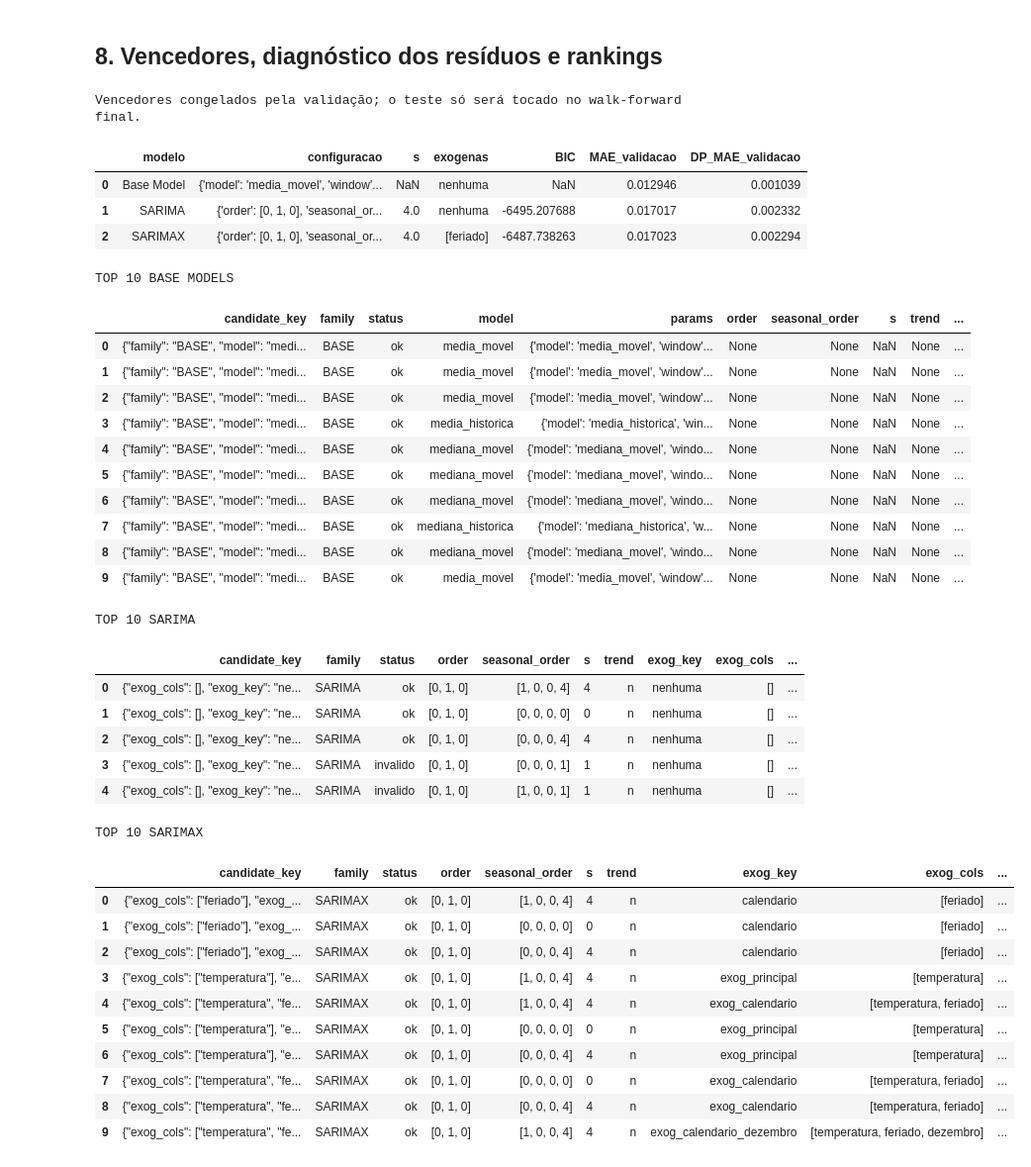
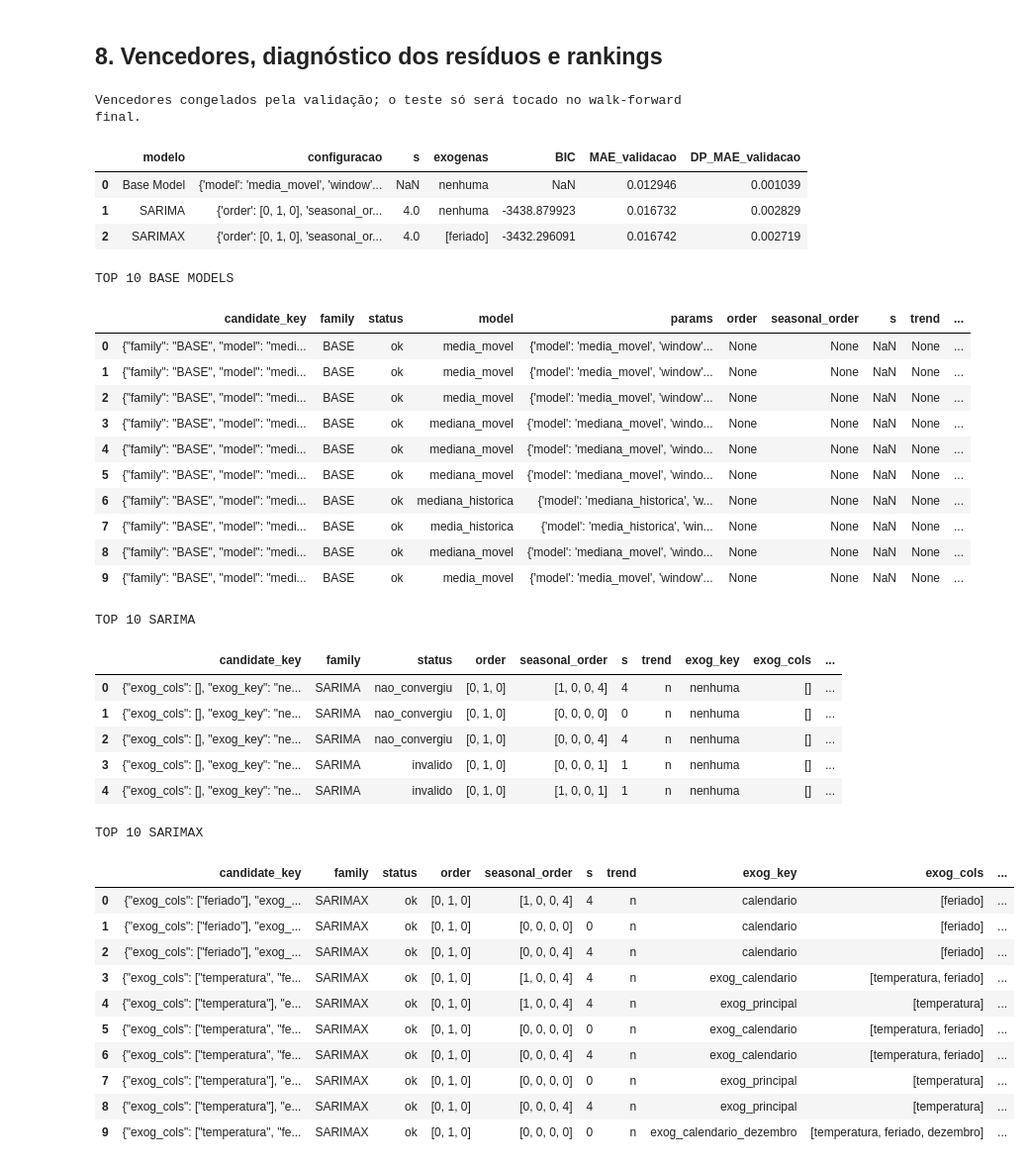
Before and after one commit to lemosriosl/TrabalhoDanielModelos, a Jupyter notebook: notebooks/base_05-grupo5_SARIMAX.ipynb, the cells around one changed output. Shown at 99% size. Drawn from its saved outputs; the diff is of its cells as text; code cells hidden in the pictures.

```diff
--- a/notebooks/base_05-grupo5_SARIMAX.ipynb
+++ b/notebooks/base_05-grupo5_SARIMAX.ipynb
@@ -51,8 +51,11 @@ PRINT_EVERY_CANDIDATE = True
 # Segurança operacional: valide primeiro no modo reduzido. Troque para False
 # somente quando quiser disparar a busca absoluta de s=0 até s=100.
 SMOKE_TEST = os.getenv('SARIMAX_SMOKE_TEST', '0') == '1'
-RUN_LABEL = "smoke" if SMOKE_TEST else "full"
-CHECKPOINT_DIR = Path(tempfile.gettempdir()) / "trabalho_daniel_sarimax" / f"base_{BASE_NUMBER:02d}" / RUN_LABEL
+SMOKE_ORIGINS = int(os.getenv("SARIMAX_SMOKE_ORIGINS", "8"))
+SMOKE_TRAIN_ROWS = int(os.getenv("SARIMAX_SMOKE_TRAIN_ROWS", "730"))
+CHECKPOINT_VERSION = "v2_causal_refit_base5_grid"
+RUN_LABEL = f"smoke_{SMOKE_TRAIN_ROWS}" if SMOKE_TEST else "full"
+CHECKPOINT_DIR = Path(tempfile.gettempdir()) / "trabalho_daniel_sarimax" / CHECKPOINT_VERSION / f"base_{BASE_NUMBER:02d}" / RUN_LABEL
 CHECKPOINT_DIR.mkdir(parents=True, exist_ok=True)
 
 if SMOKE_TEST:
@@ -116,6 +119,12 @@ assert len(df_train) == 1758
 assert len(df_test) == len(test_model) == 586
 assert df_train.target_time.max() <= df_test.index.min()
 assert df_test.target_time.sub(df_test.index.to_series()).eq(pd.Timedelta(days=7)).all()
+if SMOKE_TEST:
+    df_train = df_train.iloc[-SMOKE_TRAIN_ROWS:].copy()
+    df_test = df_test.iloc[:SMOKE_ORIGINS].copy()
+    test_model = test_model.iloc[:SMOKE_ORIGINS].copy()
+    TEST_SIZE = len(df_test)
+    print(f'Modo reduzido: {len(df_train)} linhas de treino e {len(df_test)} origens finais.')
 if not df.index.is_monotonic_increasing or df.index.has_duplicates:
     raise AssertionError('Índice temporal inválido.')
 if df[['vendas', 'temperatura', 'feriado', 'dezembro']].isna().any().any():
@@ -260,7 +270,9 @@ def fit_sarimax_model(y, exog, order, seasonal_order, trend):
     started=time.perf_counter()
     with warnings.catch_warnings(record=True) as caught:
         warnings.simplefilter("always")
-        model=SARIMAX(endog=y,exog=exog,order=tuple(order),seasonal_order=tuple(seasonal_order),trend=trend,enforce_stationarity=False,enforce_invertibility=False)
+        y_model = pd.Series(np.asarray(y, dtype=float)).reset_index(drop=True)
+        exog_model = None if exog is None else pd.DataFrame(np.asarray(exog, dtype=float)).reset_index(drop=True)
+        model=SARIMAX(endog=y_model,exog=exog_model,order=tuple(order),seasonal_order=tuple(seasonal_order),trend=trend,enforce_stationarity=False,enforce_invertibility=False)
         result=model.fit(disp=False,maxiter=MAXITER)
     return result,bool(result.mle_retvals.get("converged",True)),time.perf_counter()-started," | ".join(str(w.message) for w in caught[:3])
 def fit_and_forecast(train,future,order,seasonal_order,trend="n",exog_cols=None):
@@ -616,7 +628,8 @@ def best_valid_row(frame, filters=None):
     if filters:
         for col, value in filters.items():
             selected = selected[selected[col] == value]
-    selected = sort_results(selected[selected['status'] == 'ok'])
+    accepted_status = ['ok', 'nao_convergiu'] if SMOKE_TEST else ['ok']
+    selected = sort_results(selected[selected['status'].isin(accepted_status)])
     if selected.empty:
         raise RuntimeError(f'Nenhum candidato válido para filtros={filters}')
     return selected.iloc[0]
@@ -638,48 +651,48 @@ display(pd.DataFrame([
      'seasonal_order': best_sarimax['seasonal_order'], 'trend': best_sarimax['trend']},
      's': best_sarimax['s'], 'exogenas': best_sarimax['exog_cols'], 'BIC': best_sarimax['bic'],
      'MAE_validacao': best_sarimax['val_mae'], 'DP_MAE_validacao': best_sarimax['val_mae_std']},
 ]))
 
 print('\nTOP 10 BASE MODELS'); display(sort_results(base_results).head(10))
 print('\nTOP 10 SARIMA'); display(sort_results(sarima_results).head(10))
 print('\nTOP 10 SARIMAX'); display(sort_results(sarimax_results).head(10))
 # %% [output]
 Vencedores congelados pela validação; o teste só será tocado no walk-forward final.
 |  | modelo | configuracao | s | exogenas | BIC | MAE_validacao | DP_MAE_validacao |
 | 0 | Base Model | {'model': 'media_movel', 'window'... | NaN | nenhuma | NaN | 0.012946 | 0.001039 |
-| 1 | SARIMA | {'order': [0, 1, 0], 'seasonal_or... | 4.0 | nenhuma | -6495.207688 | 0.017017 | 0.002332 |
-| 2 | SARIMAX | {'order': [0, 1, 0], 'seasonal_or... | 4.0 | [feriado] | -6487.738263 | 0.017023 | 0.002294 |
+| 1 | SARIMA | {'order': [0, 1, 0], 'seasonal_or... | 4.0 | nenhuma | -3438.879923 | 0.016732 | 0.002829 |
+| 2 | SARIMAX | {'order': [0, 1, 0], 'seasonal_or... | 4.0 | [feriado] | -3432.296091 | 0.016742 | 0.002719 |
 TOP 10 BASE MODELS
 |  | candidate_key | family | status | model | params | order | seasonal_order | s | trend | ... |
 | 0 | {"family": "BASE", "model": "medi... | BASE | ok | media_movel | {'model': 'media_movel', 'window'... | None | None | NaN | None | ... |
 | 1 | {"family": "BASE", "model": "medi... | BASE | ok | media_movel | {'model': 'media_movel', 'window'... | None | None | NaN | None | ... |
 | 2 | {"family": "BASE", "model": "medi... | BASE | ok | media_movel | {'model': 'media_movel', 'window'... | None | None | NaN | None | ... |
-| 3 | {"family": "BASE", "model": "medi... | BASE | ok | media_historica | {'model': 'media_historica', 'win... | None | None | NaN | None | ... |
+| 3 | {"family": "BASE", "model": "medi... | BASE | ok | mediana_movel | {'model': 'mediana_movel', 'windo... | None | None | NaN | None | ... |
 | 4 | {"family": "BASE", "model": "medi... | BASE | ok | mediana_movel | {'model': 'mediana_movel', 'windo... | None | None | NaN | None | ... |
 | 5 | {"family": "BASE", "model": "medi... | BASE | ok | mediana_movel | {'model': 'mediana_movel', 'windo... | None | None | NaN | None | ... |
-| 6 | {"family": "BASE", "model": "medi... | BASE | ok | mediana_movel | {'model': 'mediana_movel', 'windo... | None | None | NaN | None | ... |
-| 7 | {"family": "BASE", "model": "medi... | BASE | ok | mediana_historica | {'model': 'mediana_historica', 'w... | None | None | NaN | None | ... |
+| 6 | {"family": "BASE", "model": "medi... | BASE | ok | mediana_historica | {'model': 'mediana_historica', 'w... | None | None | NaN | None | ... |
+| 7 | {"family": "BASE", "model": "medi... | BASE | ok | media_historica | {'model': 'media_historica', 'win... | None | None | NaN | None | ... |
 | 8 | {"family": "BASE", "model": "medi... | BASE | ok | mediana_movel | {'model': 'mediana_movel', 'windo... | None | None | NaN | None | ... |
 | 9 | {"family": "BASE", "model": "medi... | BASE | ok | media_movel | {'model': 'media_movel', 'window'... | None | None | NaN | None | ... |
 TOP 10 SARIMA
 |  | candidate_key | family | status | order | seasonal_order | s | trend | exog_key | exog_cols | ... |
-| 0 | {"exog_cols": [], "exog_key": "ne... | SARIMA | ok | [0, 1, 0] | [1, 0, 0, 4] | 4 | n | nenhuma | [] | ... |
-| 1 | {"exog_cols": [], "exog_key": "ne... | SARIMA | ok | [0, 1, 0] | [0, 0, 0, 0] | 0 | n | nenhuma | [] | ... |
-| 2 | {"exog_cols": [], "exog_key": "ne... | SARIMA | ok | [0, 1, 0] | [0, 0, 0, 4] | 4 | n | nenhuma | [] | ... |
+| 0 | {"exog_cols": [], "exog_key": "ne... | SARIMA | nao_convergiu | [0, 1, 0] | [1, 0, 0, 4] | 4 | n | nenhuma | [] | ... |
+| 1 | {"exog_cols": [], "exog_key": "ne... | SARIMA | nao_convergiu | [0, 1, 0] | [0, 0, 0, 0] | 0 | n | nenhuma | [] | ... |
+| 2 | {"exog_cols": [], "exog_key": "ne... | SARIMA | nao_convergiu | [0, 1, 0] | [0, 0, 0, 4] | 4 | n | nenhuma | [] | ... |
 | 3 | {"exog_cols": [], "exog_key": "ne... | SARIMA | invalido | [0, 1, 0] | [0, 0, 0, 1] | 1 | n | nenhuma | [] | ... |
 | 4 | {"exog_cols": [], "exog_key": "ne... | SARIMA | invalido | [0, 1, 0] | [1, 0, 0, 1] | 1 | n | nenhuma | [] | ... |
 TOP 10 SARIMAX
 |  | candidate_key | family | status | order | seasonal_order | s | trend | exog_key | exog_cols | ... |
 | 0 | {"exog_cols": ["feriado"], "exog_... | SARIMAX | ok | [0, 1, 0] | [1, 0, 0, 4] | 4 | n | calendario | [feriado] | ... |
 | 1 | {"exog_cols": ["feriado"], "exog_... | SARIMAX | ok | [0, 1, 0] | [0, 0, 0, 0] | 0 | n | calendario | [feriado] | ... |
 | 2 | {"exog_cols": ["feriado"], "exog_... | SARIMAX | ok | [0, 1, 0] | [0, 0, 0, 4] | 4 | n | calendario | [feriado] | ... |
-| 3 | {"exog_cols": ["temperatura"], "e... | SARIMAX | ok | [0, 1, 0] | [1, 0, 0, 4] | 4 | n | exog_principal | [temperatura] | ... |
-| 4 | {"exog_cols": ["temperatura", "fe... | SARIMAX | ok | [0, 1, 0] | [1, 0, 0, 4] | 4 | n | exog_calendario | [temperatura, feriado] | ... |
-| 5 | {"exog_cols": ["temperatura"], "e... | SARIMAX | ok | [0, 1, 0] | [0, 0, 0, 0] | 0 | n | exog_principal | [temperatura] | ... |
-| 6 | {"exog_cols": ["temperatura"], "e... | SARIMAX | ok | [0, 1, 0] | [0, 0, 0, 4] | 4 | n | exog_principal | [temperatura] | ... |
-| 7 | {"exog_cols": ["temperatura", "fe... | SARIMAX | ok | [0, 1, 0] | [0, 0, 0, 0] | 0 | n | exog_calendario | [temperatura, feriado] | ... |
-| 8 | {"exog_cols": ["temperatura", "fe... | SARIMAX | ok | [0, 1, 0] | [0, 0, 0, 4] | 4 | n | exog_calendario | [temperatura, feriado] | ... |
-| 9 | {"exog_cols": ["temperatura", "fe... | SARIMAX | ok | [0, 1, 0] | [1, 0, 0, 4] | 4 | n | exog_calendario_dezembro | [temperatura, feriado, dezembro] | ... |
+| 3 | {"exog_cols": ["temperatura", "fe... | SARIMAX | ok | [0, 1, 0] | [1, 0, 0, 4] | 4 | n | exog_calendario | [temperatura, feriado] | ... |
+| 4 | {"exog_cols": ["temperatura"], "e... | SARIMAX | ok | [0, 1, 0] | [1, 0, 0, 4] | 4 | n | exog_principal | [temperatura] | ... |
+| 5 | {"exog_cols": ["temperatura", "fe... | SARIMAX | ok | [0, 1, 0] | [0, 0, 0, 0] | 0 | n | exog_calendario | [temperatura, feriado] | ... |
+| 6 | {"exog_cols": ["temperatura", "fe... | SARIMAX | ok | [0, 1, 0] | [0, 0, 0, 4] | 4 | n | exog_calendario | [temperatura, feriado] | ... |
+| 7 | {"exog_cols": ["temperatura"], "e... | SARIMAX | ok | [0, 1, 0] | [0, 0, 0, 0] | 0 | n | exog_principal | [temperatura] | ... |
+| 8 | {"exog_cols": ["temperatura"], "e... | SARIMAX | ok | [0, 1, 0] | [0, 0, 0, 4] | 4 | n | exog_principal | [temperatura] | ... |
+| 9 | {"exog_cols": ["temperatura", "fe... | SARIMAX | ok | [0, 1, 0] | [0, 0, 0, 0] | 0 | n | exog_calendario_dezembro | [temperatura, feriado, dezembro] | ... |
 # %%
 def seasonality_ranking(frame, family_name):
     valid = frame[frame["status"] == "ok"].copy()
```
Also changed, not shown: parts of 8 cells of this notebook, 42 other files.
